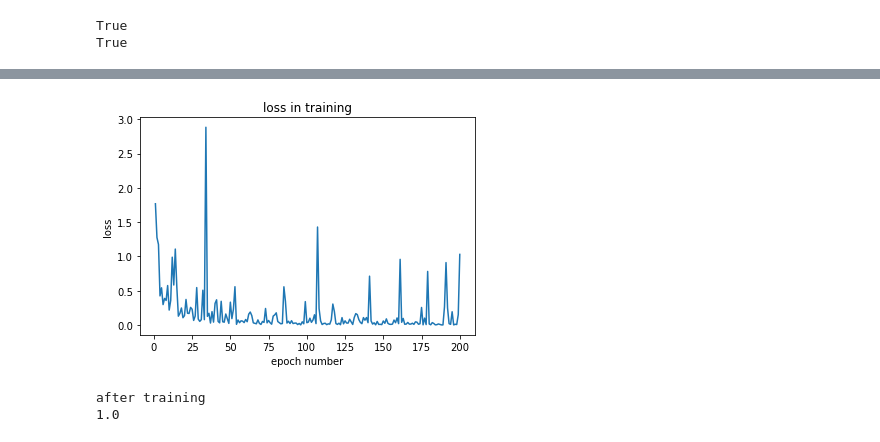
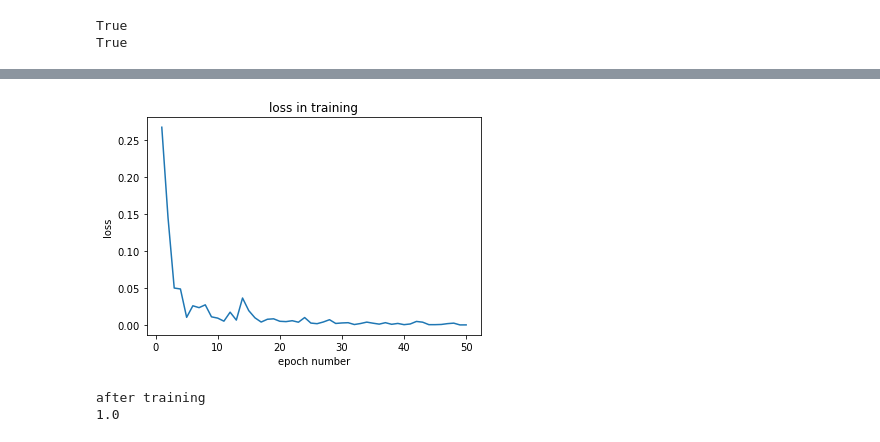
Before and after one commit to listevan/plant_classification_group_7_2023, a Jupyter notebook: plant_classification_g7.ipynb, the cells around one changed output, grey strips where cells are left out. Saved outputs shown, nothing was run; the diff lists cells and outputs as text; code cells hidden in the pictures.

```diff
--- a/plant_classification_g7.ipynb
+++ b/plant_classification_g7.ipynb
@@ -257,7 +271,7 @@ basline before training
 # %%
 # Train the model
 pretrained_model.train()
-num_epochs = 200
+num_epochs = 50
 
 #store loss
 loss_history = []
@@ -302,23 +316,23 @@ Epoch [12/200], Loss: 0.9886
 # %%
 import matplotlib.pyplot as plt
 
-x = [i for i in range(1, num_epochs + 1)]
+x = [i for i in range(1, len(loss_history) + 1)]
 
 # plotting the points
 plt.plot(x, loss_history)
 
 # naming the x axis
 plt.xlabel('epoch number')
 # naming the y axis
 plt.ylabel('loss')
 
 # giving a title to my graph
 plt.title('loss in training')
 
 # function to show the plot
 plt.show()
 # %% [output]
-[figure, old version]
+[figure, new version]
 # %%
 #testing accuracy on test dataset
 total_correct = 0
```
Also changed, not shown: parts of 7 cells of this notebook, 1 other file.
